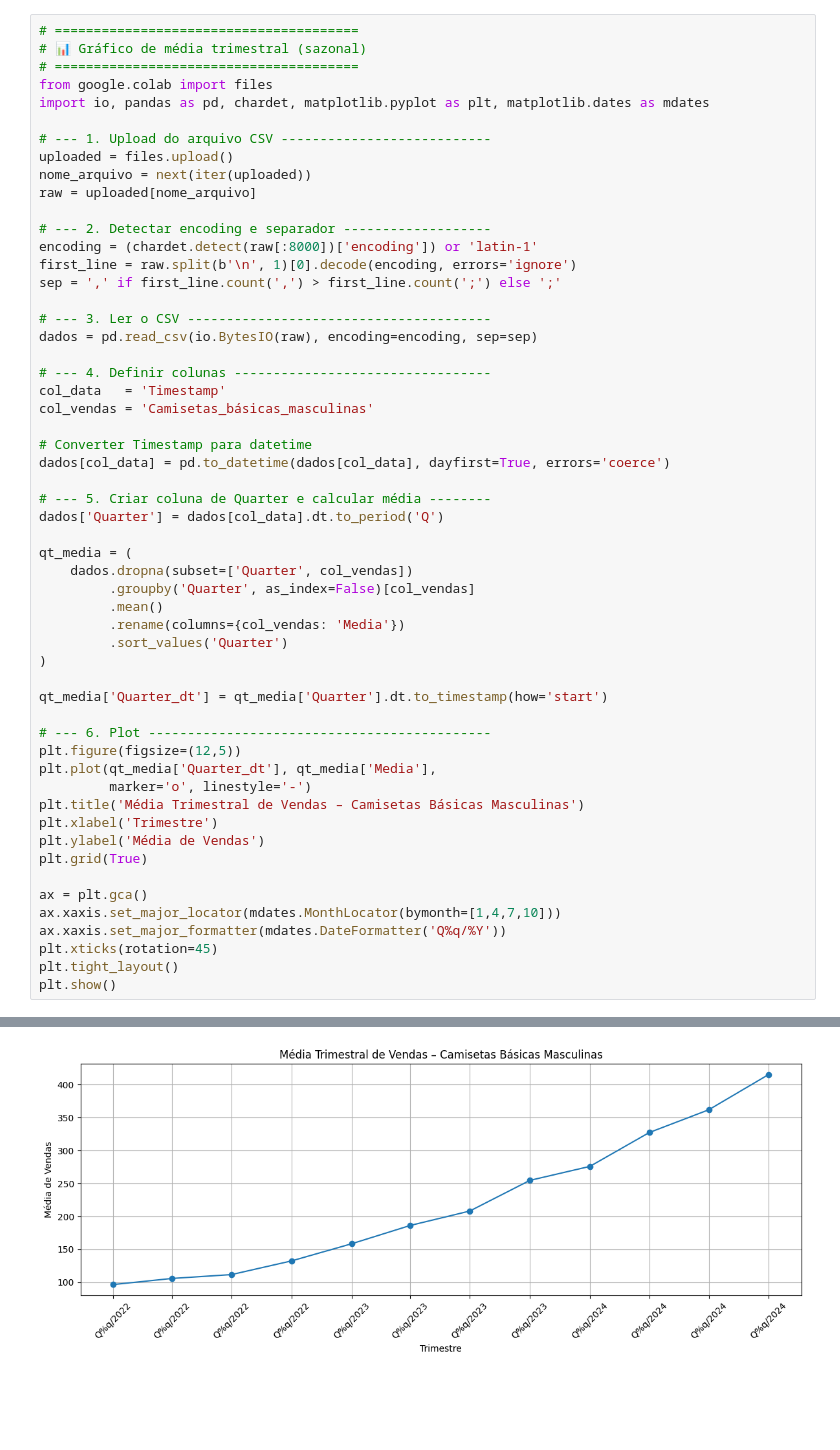
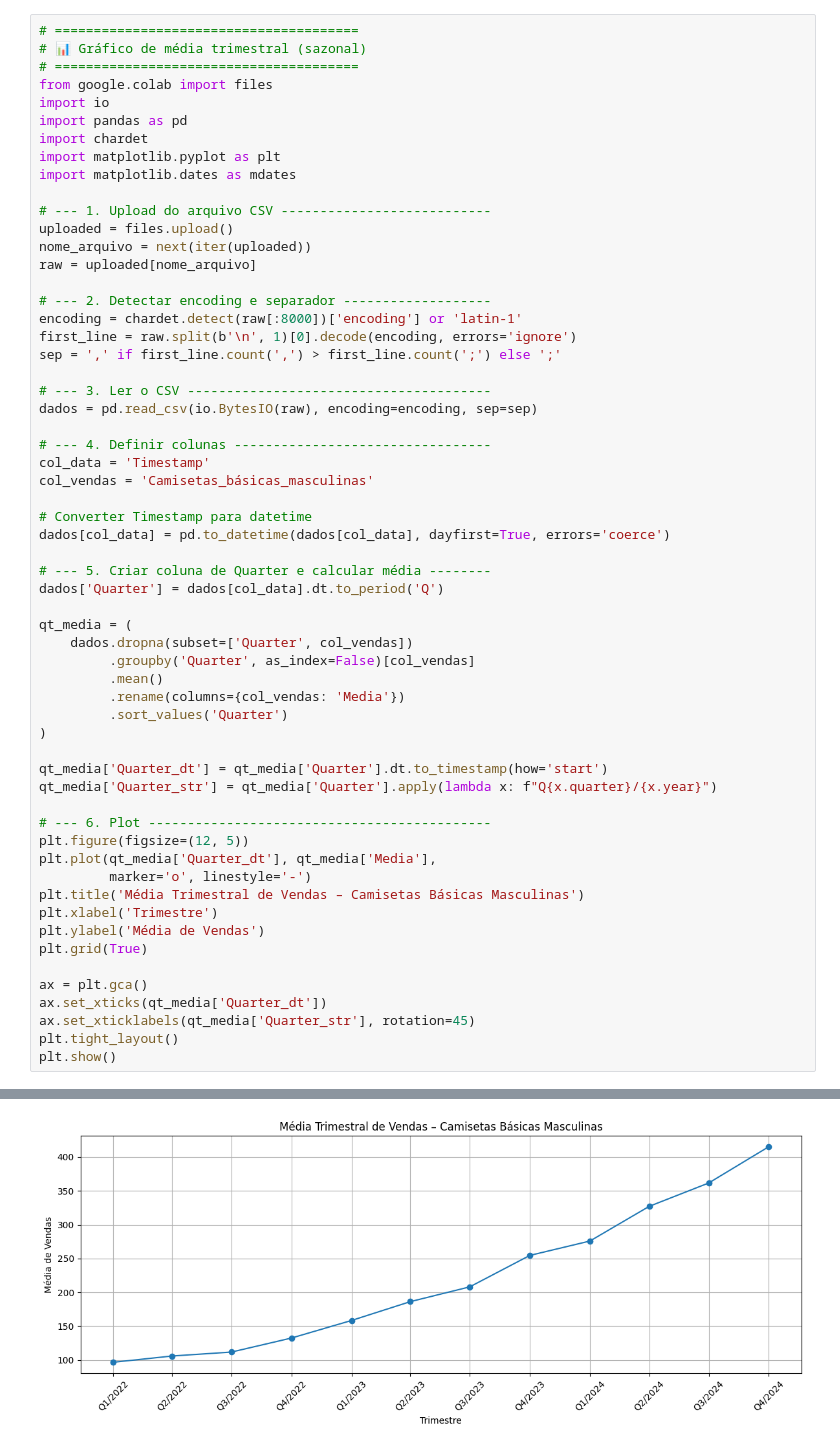
Before and after one commit to Marciorochar/Analise-Preditiva, a Jupyter notebook: Gráfico_Sazonal.ipynb, the cells around one changed output, grey strips where cells are left out. Drawn from its saved outputs; the diff is of its cells as text; blank space fills up the shorter version.

```diff
--- a/Gráfico_Sazonal.ipynb
+++ b/Gráfico_Sazonal.ipynb
@@ -5,7 +5,11 @@
 # 📊 Gráfico de média trimestral (sazonal)
 # =======================================
 from google.colab import files
-import io, pandas as pd, chardet, matplotlib.pyplot as plt, matplotlib.dates as mdates
+import io
+import pandas as pd
+import chardet
+import matplotlib.pyplot as plt
+import matplotlib.dates as mdates
 
 # --- 1. Upload do arquivo CSV ---------------------------
 uploaded = files.upload()
@@ -13,7 +17,7 @@ nome_arquivo = next(iter(uploaded))
 raw = uploaded[nome_arquivo]
 
 # --- 2. Detectar encoding e separador -------------------
-encoding = (chardet.detect(raw[:8000])['encoding']) or 'latin-1'
+encoding = chardet.detect(raw[:8000])['encoding'] or 'latin-1'
 first_line = raw.split(b'\n', 1)[0].decode(encoding, errors='ignore')
 sep = ',' if first_line.count(',') > first_line.count(';') else ';'
 
@@ -21,7 +25,7 @@ sep = ',' if first_line.count(',') > first_line.count(';') else ';'
 dados = pd.read_csv(io.BytesIO(raw), encoding=encoding, sep=sep)
 
 # --- 4. Definir colunas ---------------------------------
-col_data   = 'Timestamp'
+col_data = 'Timestamp'
 col_vendas = 'Camisetas_básicas_masculinas'
 
 # Converter Timestamp para datetime
@@ -39,9 +43,10 @@ qt_media = (
 )
 
 qt_media['Quarter_dt'] = qt_media['Quarter'].dt.to_timestamp(how='start')
+qt_media['Quarter_str'] = qt_media['Quarter'].apply(lambda x: f"Q{x.quarter}/{x.year}")
 
 # --- 6. Plot --------------------------------------------
-plt.figure(figsize=(12,5))
+plt.figure(figsize=(12, 5))
 plt.plot(qt_media['Quarter_dt'], qt_media['Media'],
          marker='o', linestyle='-')
 plt.title('Média Trimestral de Vendas – Camisetas Básicas Masculinas')
@@ -50,9 +55,8 @@ plt.ylabel('Média de Vendas')
 plt.grid(True)
 
 ax = plt.gca()
-ax.xaxis.set_major_locator(mdates.MonthLocator(bymonth=[1,4,7,10]))
-ax.xaxis.set_major_formatter(mdates.DateFormatter('Q%q/%Y'))
-plt.xticks(rotation=45)
+ax.set_xticks(qt_media['Quarter_dt'])
+ax.set_xticklabels(qt_media['Quarter_str'], rotation=45)
 plt.tight_layout()
 plt.show()
 # %% [output]
@@ -61 +65 @@ Saving 25.04.22.Dados.csv to 25.04.22.Dados.csv
-[figure, old version]
+[figure, new version]
```
Also changed, not shown: parts of 1 cell of this notebook.
